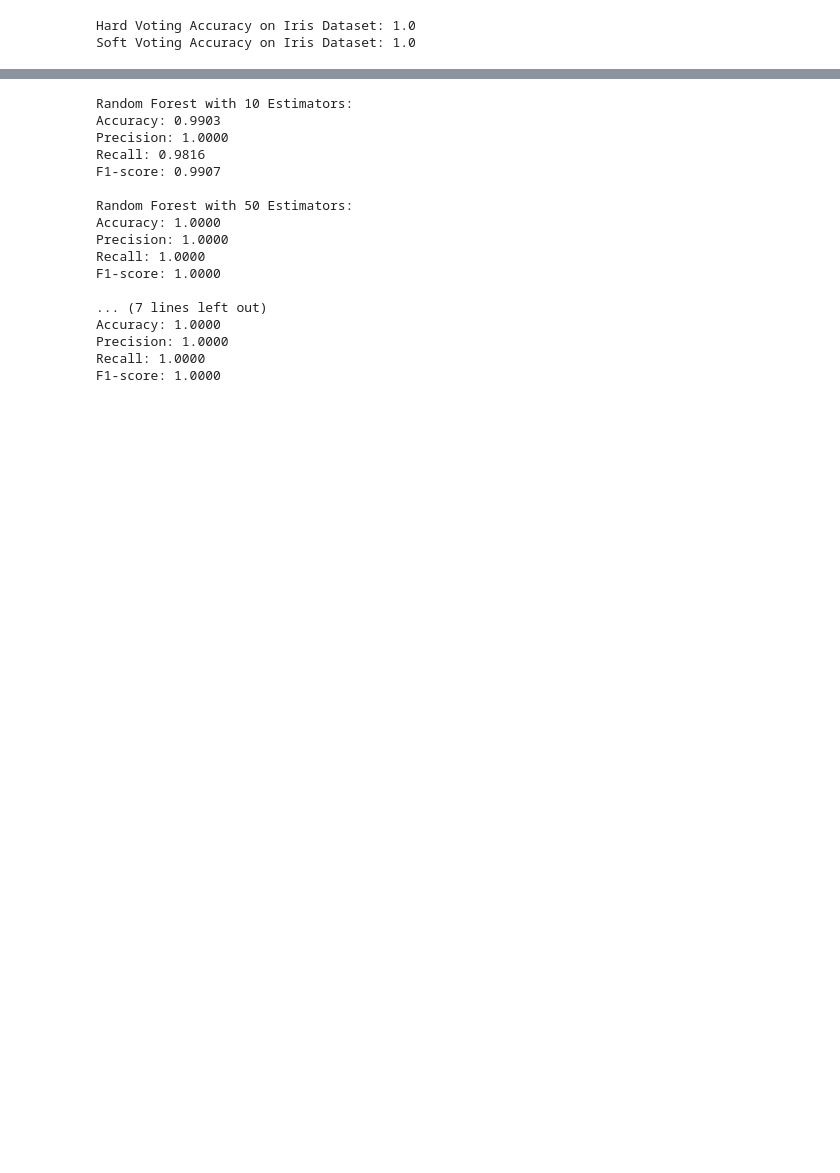
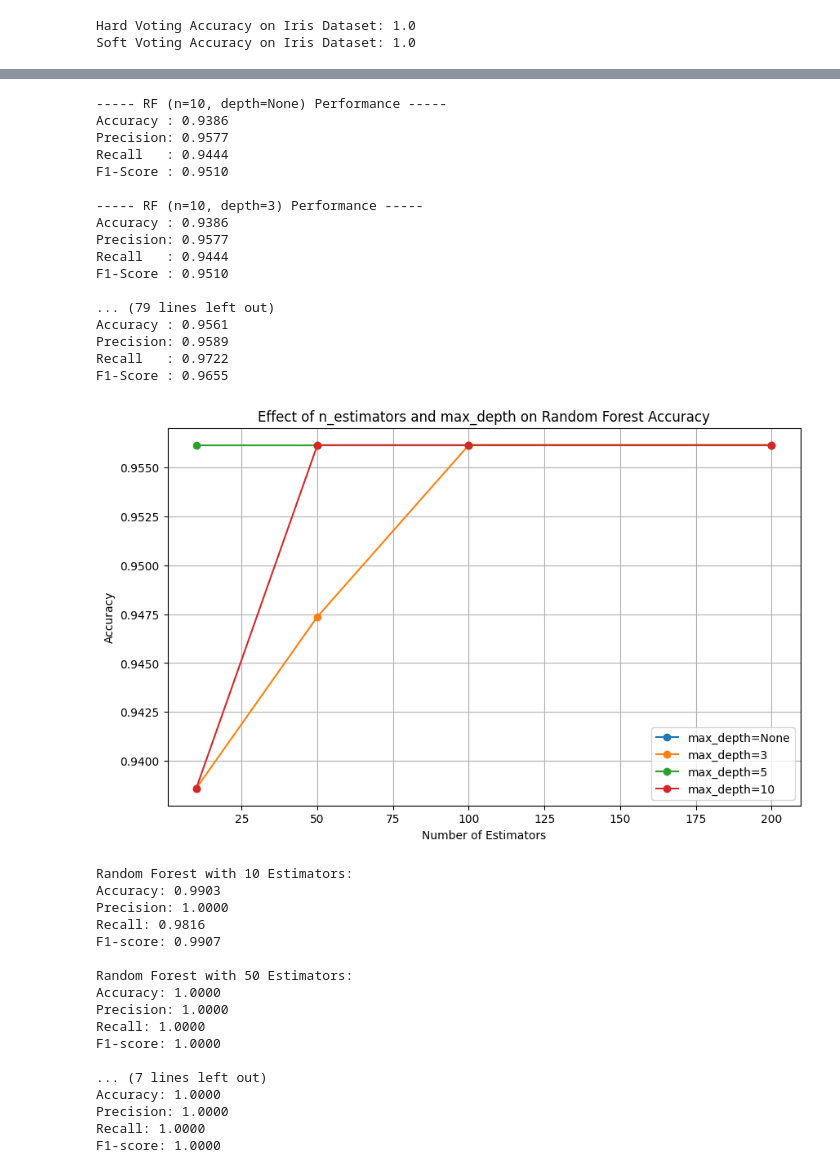
Before and after one commit to karthik-1311/Machine-Learning, a Jupyter notebook: MLlab.ipynb, the cells around one changed output, grey strips where cells are left out. Saved outputs shown, nothing was run; the diff lists cells and outputs as text; code cells hidden in the pictures; blank space fills up the shorter version.

```diff
--- a/MLlab.ipynb
+++ b/MLlab.ipynb
@@ -2512,3 +2440,76 @@ Evaluate the performance of each trained Random Forest model using accuracy, pre
+# %%
+import numpy as np
+import pandas as pd
+from sklearn.datasets import load_breast_cancer
+from sklearn.model_selection import train_test_split
+from sklearn.ensemble import RandomForestClassifier
+from sklearn.metrics import accuracy_score, precision_score, recall_score, f1_score
+import matplotlib.pyplot as plt
+
+# Load dataset
+data = load_breast_cancer()
+X = data.data
+y = data.target
+
+# Split dataset
+X_train, X_test, y_train, y_test = train_test_split(X, y, test_size=0.2, random_state=42, stratify=y)
+
+# Function to evaluate model
+def evaluate_model(y_true, y_pred, model_name):
+    print(f"\n----- {model_name} Performance -----")
+    print(f"Accuracy : {accuracy_score(y_true, y_pred):.4f}")
+    print(f"Precision: {precision_score(y_true, y_pred):.4f}")
+    print(f"Recall   : {recall_score(y_true, y_pred):.4f}")
+    print(f"F1-Score : {f1_score(y_true, y_pred):.4f}")
+
+# Experiment with different n_estimators and max_depth
+n_estimators_list = [10, 50, 100, 200]
+max_depth_list = [None, 3, 5, 10]
+
+results = []
+
+for n in n_estimators_list:
+    for depth in max_depth_list:
+        rf = RandomForestClassifier(n_estimators=n, max_depth=depth, random_state=42)
+        rf.fit(X_train, y_train)
+        y_pred = rf.predict(X_test)
+        acc = accuracy_score(y_test, y_pred)
+        results.append({'n_estimators': n, 'max_depth': depth, 'accuracy': acc})
+        evaluate_model(y_test, y_pred, f"RF (n={n}, depth={depth})")
+
+# Convert results to DataFrame for visualization
+results_df = pd.DataFrame(results)
+
+# Plot effect of n_estimators for different max_depth
+plt.figure(figsize=(10,6))
+for depth in max_depth_list:
+    subset = results_df[results_df['max_depth'] == depth]
+    plt.plot(subset['n_estimators'], subset['accuracy'], marker='o', label=f"max_depth={depth}")
+plt.title("Effect of n_estimators and max_depth on Random Forest Accuracy")
+plt.xlabel("Number of Estimators")
+plt.ylabel("Accuracy")
+plt.legend()
+plt.grid(True)
+plt.show()
+# %% [output]
+----- RF (n=10, depth=None) Performance -----
+Accuracy : 0.9386
+Precision: 0.9577
+Recall   : 0.9444
+F1-Score : 0.9510
+
+----- RF (n=10, depth=3) Performance -----
+Accuracy : 0.9386
+Precision: 0.9577
+Recall   : 0.9444
+F1-Score : 0.9510
+
+... (79 lines left out)
+Accuracy : 0.9561
+Precision: 0.9589
+Recall   : 0.9722
+F1-Score : 0.9655
+[figure, added]
 # %%
 from sklearn.metrics import accuracy_score, precision_score, recall_score, f1_score
 
```
Also changed, not shown: parts of 34 cells of this notebook.
